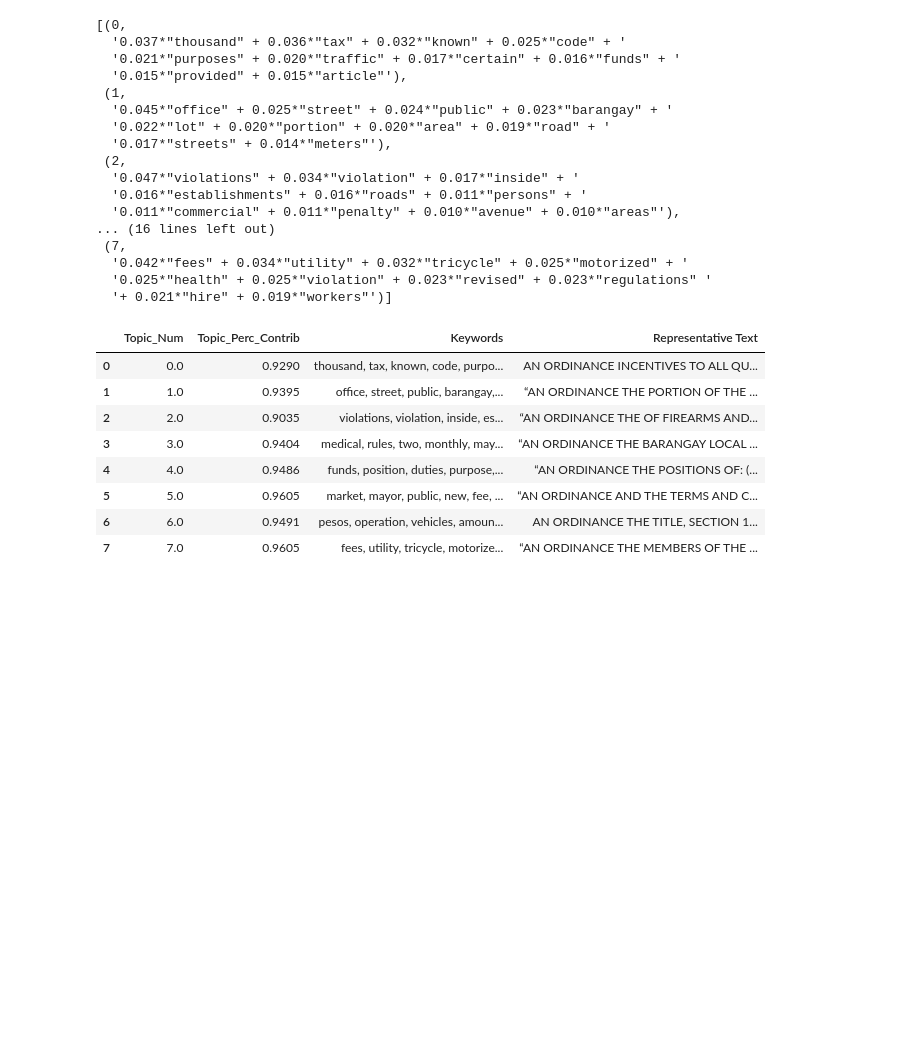
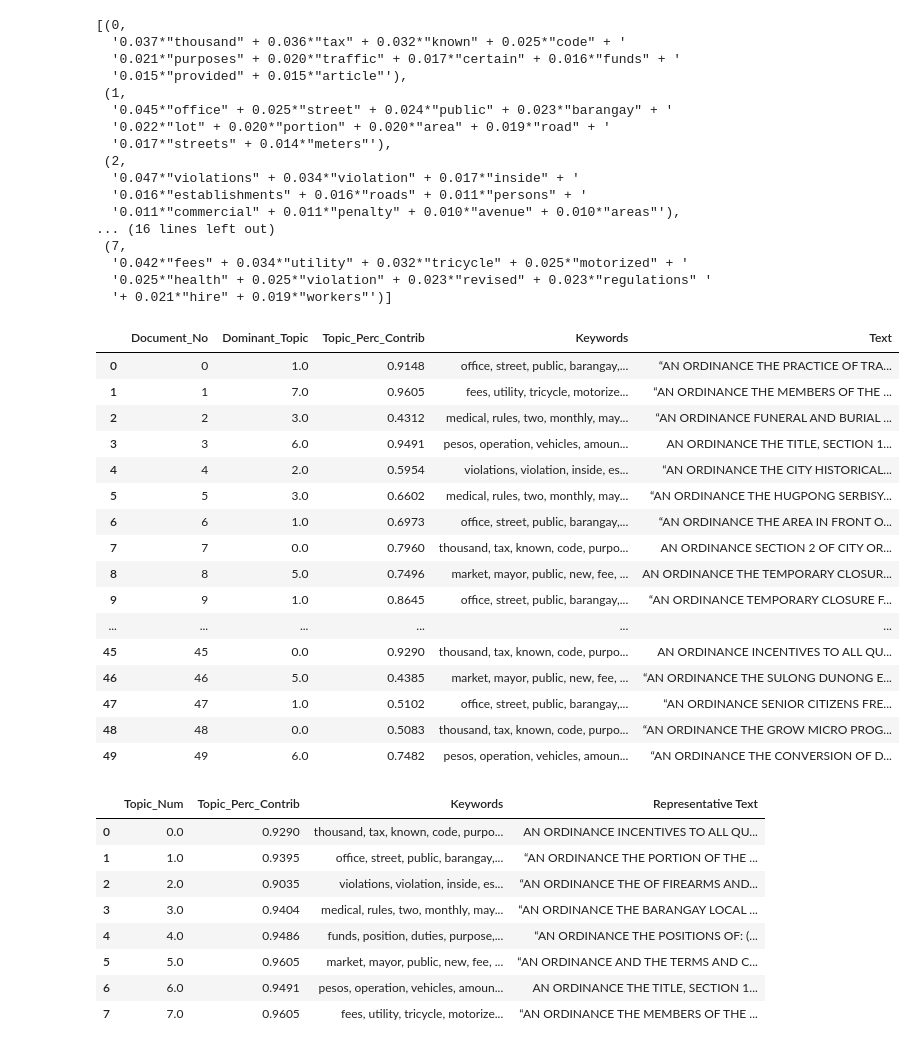
Before and after one commit to crorsavir54/ordinance-LDAmodel, a Jupyter notebook: LDA-TAGUM.ipynb, the cells around one changed output. Cells and saved outputs as stored; diff of their text form; code cells hidden in the pictures; blank space fills up the shorter version.

```diff
--- a/LDA-TAGUM.ipynb
+++ b/LDA-TAGUM.ipynb
@@ -327,34 +327,52 @@ pprint(optimal_model.print_topics(num_words=10))
 def format_topics_sentences(ldamodel=None, corpus=corpus, texts=data):
     # Init output
     sent_topics_df = pd.DataFrame()
 
     # Get main topic in each document
     for i, row_list in enumerate(ldamodel[corpus]):
         row = row_list[0] if ldamodel.per_word_topics else row_list
         # print(row)
         row = sorted(row, key=lambda x: (x[1]), reverse=True)
         # Get the Dominant topic, Perc Contribution and Keywords for each document
         for j, (topic_num, prop_topic) in enumerate(row):
             if j == 0:  # => dominant topic
                 wp = ldamodel.show_topic(topic_num)
                 topic_keywords = ", ".join([word for word, prop in wp])
                 sent_topics_df = sent_topics_df.append(pd.Series([int(topic_num), round(prop_topic,4), topic_keywords]), ignore_index=True)
             else:
                 break
     sent_topics_df.columns = ['Dominant_Topic', 'Perc_Contribution', 'Topic_Keywords']
 
     # Add original text to the end of the output
     contents = pd.Series(texts)
     sent_topics_df = pd.concat([sent_topics_df, contents], axis=1)
     return(sent_topics_df)
 
 
 df_topic_sents_keywords = format_topics_sentences(ldamodel=optimal_model, corpus=corpus, texts=data)
 
 # Format
 df_dominant_topic = df_topic_sents_keywords.reset_index()
 df_dominant_topic.columns = ['Document_No', 'Dominant_Topic', 'Topic_Perc_Contrib', 'Keywords', 'Text']
-df_dominant_topic.head()
+df_dominant_topic.head(50)
+# %% [output]
+|  | Document_No | Dominant_Topic | Topic_Perc_Contrib | Keywords | Text |
+| 0 | 0 | 1.0 | 0.9148 | office, street, public, barangay,... | “AN ORDINANCE THE PRACTICE OF TRA... |
+| 1 | 1 | 7.0 | 0.9605 | fees, utility, tricycle, motorize... | “AN ORDINANCE THE MEMBERS OF THE ... |
+| 2 | 2 | 3.0 | 0.4312 | medical, rules, two, monthly, may... | “AN ORDINANCE FUNERAL AND BURIAL ... |
+| 3 | 3 | 6.0 | 0.9491 | pesos, operation, vehicles, amoun... | AN ORDINANCE THE TITLE, SECTION 1... |
+| 4 | 4 | 2.0 | 0.5954 | violations, violation, inside, es... | “AN ORDINANCE THE CITY HISTORICAL... |
+| 5 | 5 | 3.0 | 0.6602 | medical, rules, two, monthly, may... | “AN ORDINANCE THE HUGPONG SERBISY... |
+| 6 | 6 | 1.0 | 0.6973 | office, street, public, barangay,... | “AN ORDINANCE THE AREA IN FRONT O... |
+| 7 | 7 | 0.0 | 0.7960 | thousand, tax, known, code, purpo... | AN ORDINANCE SECTION 2 OF CITY OR... |
+| 8 | 8 | 5.0 | 0.7496 | market, mayor, public, new, fee, ... | AN ORDINANCE THE TEMPORARY CLOSUR... |
+| 9 | 9 | 1.0 | 0.8645 | office, street, public, barangay,... | “AN ORDINANCE TEMPORARY CLOSURE F... |
+| ... | ... | ... | ... | ... | ... |
+| 45 | 45 | 0.0 | 0.9290 | thousand, tax, known, code, purpo... | AN ORDINANCE INCENTIVES TO ALL QU... |
+| 46 | 46 | 5.0 | 0.4385 | market, mayor, public, new, fee, ... | “AN ORDINANCE THE SULONG DUNONG E... |
+| 47 | 47 | 1.0 | 0.5102 | office, street, public, barangay,... | “AN ORDINANCE SENIOR CITIZENS FRE... |
+| 48 | 48 | 0.0 | 0.5083 | thousand, tax, known, code, purpo... | “AN ORDINANCE THE GROW MICRO PROG... |
+| 49 | 49 | 6.0 | 0.7482 | pesos, operation, vehicles, amoun... | “AN ORDINANCE THE CONVERSION OF D... |
 # %%
 # Display setting to show more characters in column
 pd.options.display.max_colwidth = 1000
```
Also changed, not shown: parts of 2 cells of this notebook, 1 other file.
